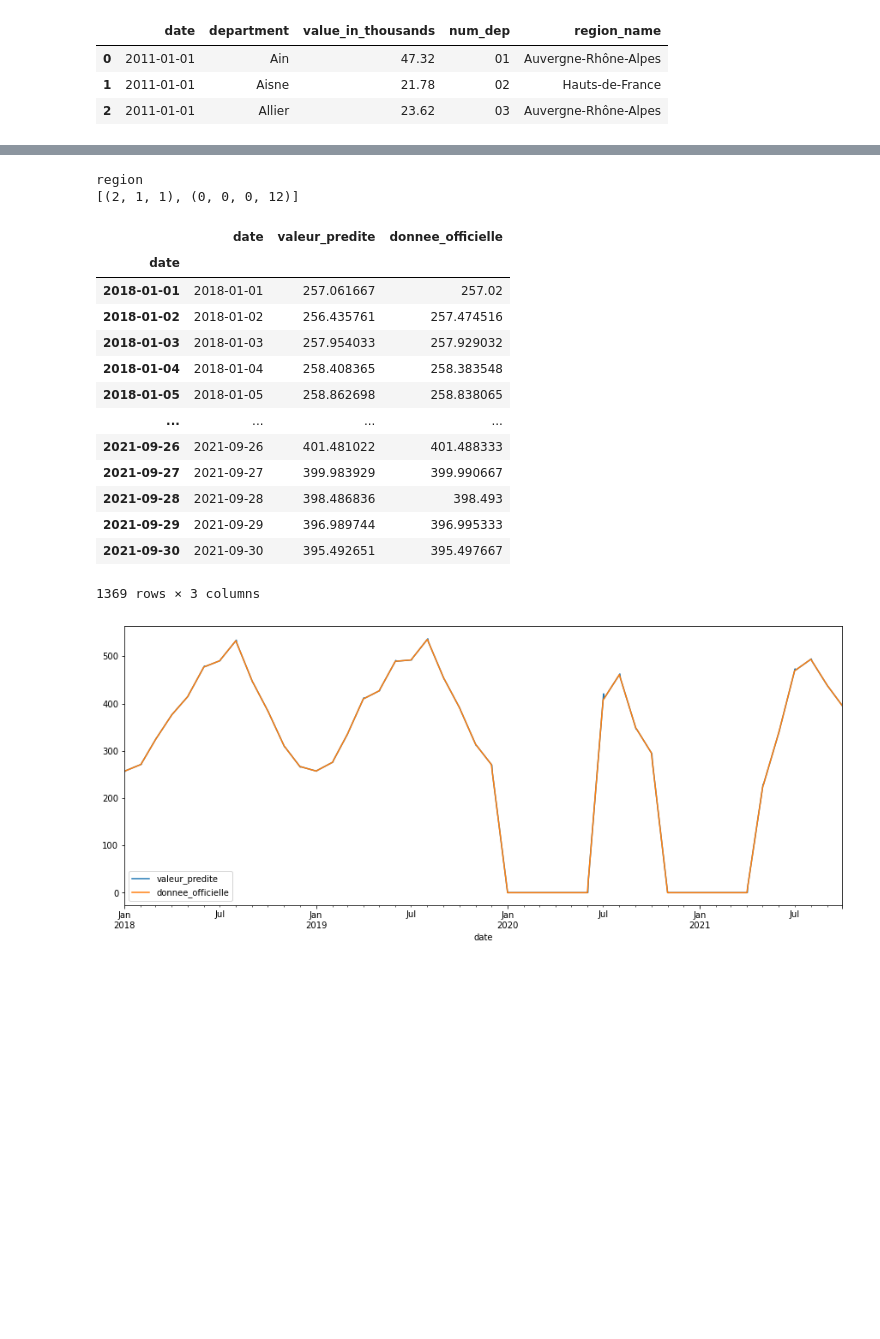
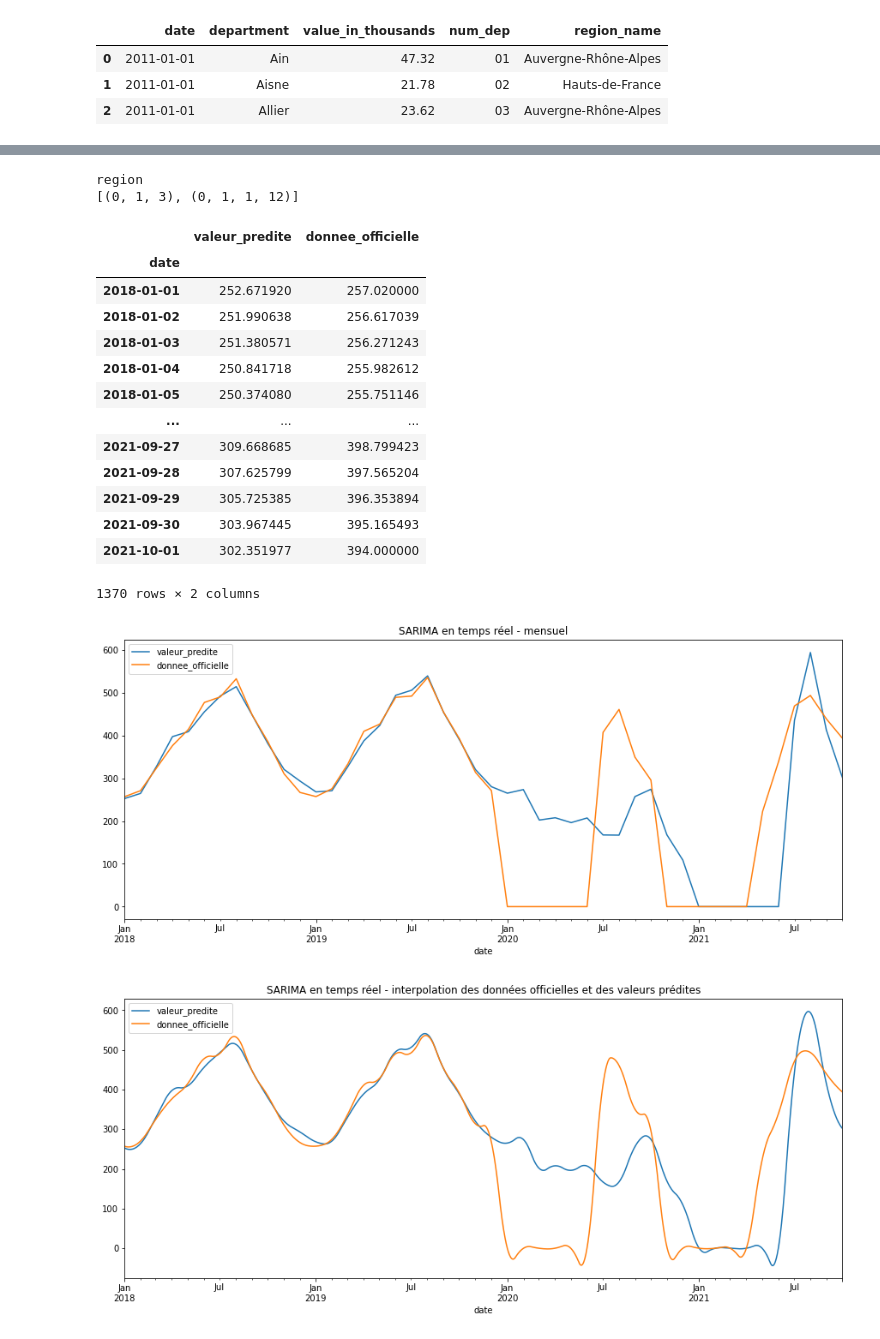
Before and after one commit to julienowack/stat_app, a Jupyter notebook: Indicateur_off_data_automatise.ipynb, the cells around one changed output, grey strips where cells are left out. Saved outputs shown, nothing was run; the diff lists cells and outputs as text; code cells hidden in the pictures; blank space fills up the shorter version.

```diff
--- a/Indicateur_off_data_automatise.ipynb
+++ b/Indicateur_off_data_automatise.ipynb
@@ -335,22 +228,36 @@ def modele_donnees_off_jour(dep_region, pmax, dmax, qmax):
-# %%
-modele_donnees_off_jour("Pays de la Loire", 4, 2, 4)
-
-winsound.Beep(freq, duration)
-# %% [output]
-region
-[(2, 1, 1), (0, 0, 0, 12)]
-|  | date | valeur_predite | donnee_officielle |
-| date |  |  |  |
-| 2018-01-01 | 2018-01-01 | 257.061667 | 257.02 |
-| 2018-01-02 | 2018-01-02 | 256.435761 | 257.474516 |
-| 2018-01-03 | 2018-01-03 | 257.954033 | 257.929032 |
-| 2018-01-04 | 2018-01-04 | 258.408365 | 258.383548 |
-| 2018-01-05 | 2018-01-05 | 258.862698 | 258.838065 |
-| ... | ... | ... | ... |
-| 2021-09-26 | 2021-09-26 | 401.481022 | 401.488333 |
-| 2021-09-27 | 2021-09-27 | 399.983929 | 399.990667 |
-| 2021-09-28 | 2021-09-28 | 398.486836 | 398.493 |
-| 2021-09-29 | 2021-09-29 | 396.989744 | 396.995333 |
-| 2021-09-30 | 2021-09-30 | 395.492651 | 395.497667 |
-1369 rows × 3 columns
-[figure, removed]
+# %%
+def modele_donnees_off_jour_interpole(dep_region, pmax, dmax, qmax):
+
+    df = modele_donnees_off(dep_region, pmax, dmax, qmax)
+
+    df[["valeur_predite", "donnee_officielle"]] = df[["valeur_predite", "donnee_officielle"]].apply(pd.to_numeric)
+
+    df2 = df.drop('date', axis=1)
+    upsampled = df2.resample('1D')
+    interpolated = upsampled.interpolate(method='linear')
+
+    interpolated[['valeur_predite','donnee_officielle']].plot(figsize=(15,6))
+    plt.title("SARIMA en temps réel - interpolation des données officielles et des valeurs prédites")
+
+    return(interpolated)
+# %%
+modele_donnees_off_jour_interpole("Pays de la Loire", 4, 2, 4)
+# %% [output]
+region
+[(0, 1, 3), (0, 1, 1, 12)]
+|  | valeur_predite | donnee_officielle |
+| date |  |  |
+| 2018-01-01 | 252.671920 | 257.020000 |
+| 2018-01-02 | 251.990638 | 256.617039 |
+| 2018-01-03 | 251.380571 | 256.271243 |
+| 2018-01-04 | 250.841718 | 255.982612 |
+| 2018-01-05 | 250.374080 | 255.751146 |
+| ... | ... | ... |
+| 2021-09-27 | 309.668685 | 398.799423 |
+| 2021-09-28 | 307.625799 | 397.565204 |
+| 2021-09-29 | 305.725385 | 396.353894 |
+| 2021-09-30 | 303.967445 | 395.165493 |
+| 2021-10-01 | 302.351977 | 394.000000 |
+1370 rows × 2 columns
+[figure, added]
+[figure, added]
```
Also changed, not shown: parts of 10 cells of this notebook.
